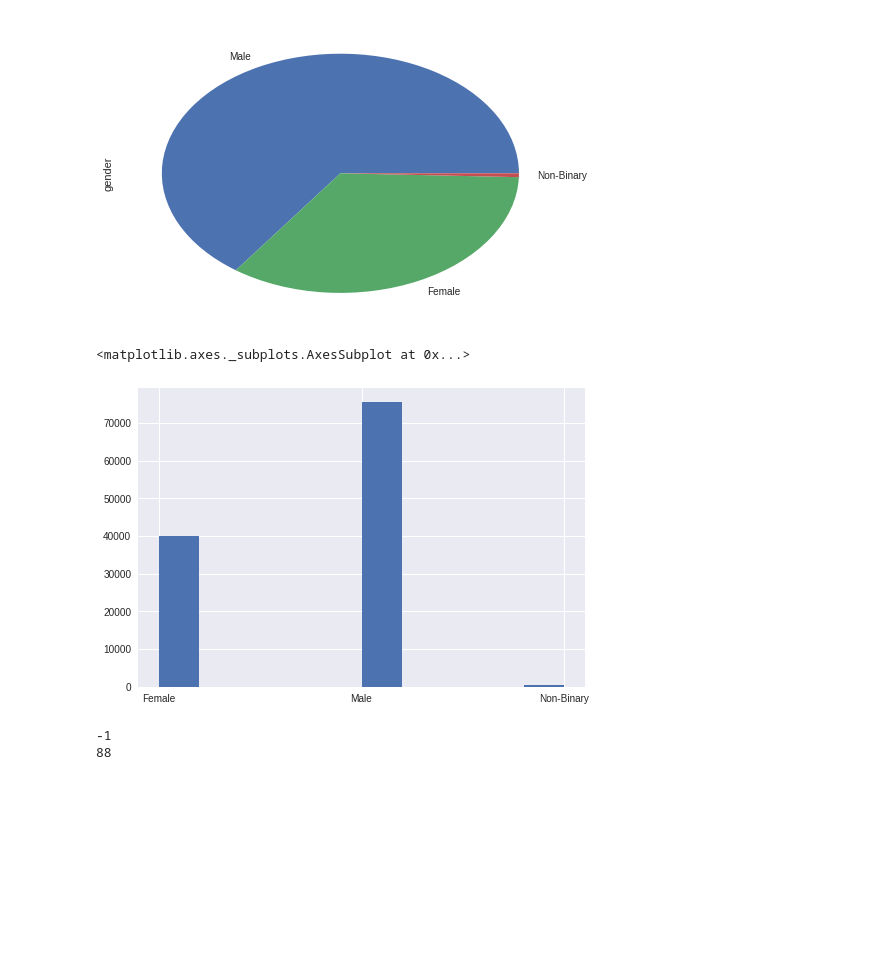
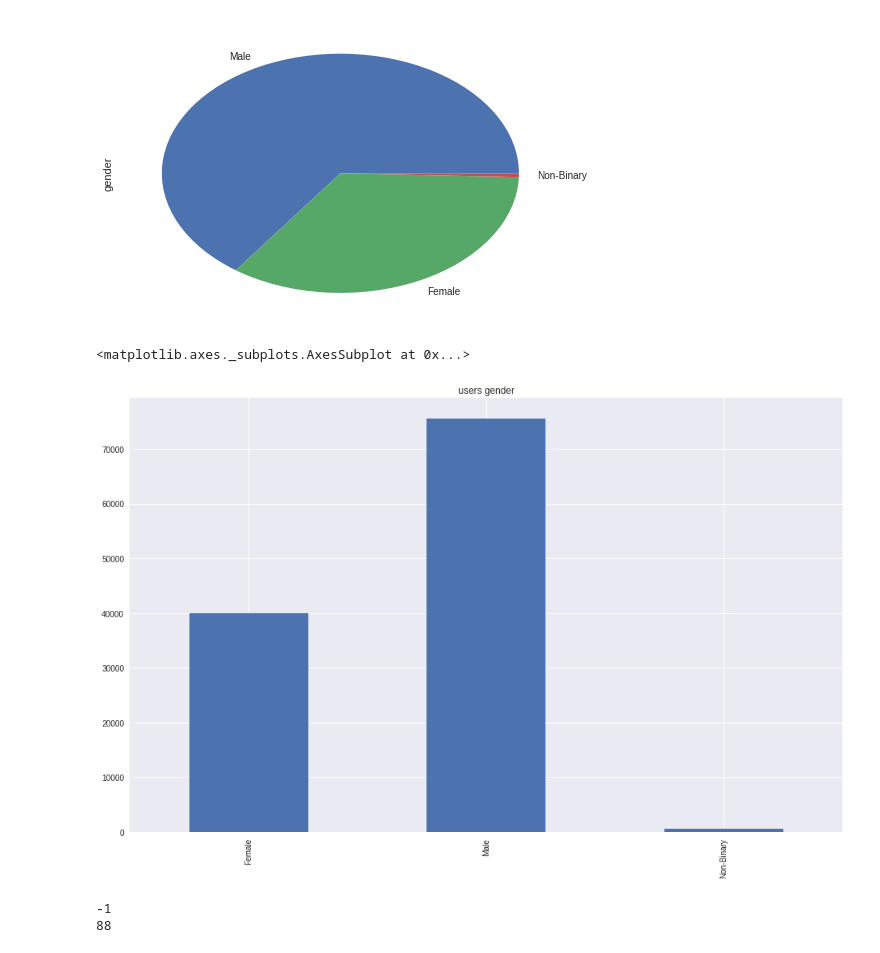
Before and after one commit to racinmat/mal-analysis, a Jupyter notebook: basic_analysis.ipynb, the cells around one changed output. Cells and saved outputs as stored; diff of their text form; code cells hidden in the pictures; blank space fills up the shorter version.

```diff
--- a/basic_analysis.ipynb
+++ b/basic_analysis.ipynb
@@ -68,11 +56,11 @@ users['gender'].value_counts().plot.pie()
 # %% [output]
 <matplotlib.axes._subplots.AxesSubplot at 0x...>
 [figure]
-# %%
-users['gender'].hist()
-# %% [output]
-<matplotlib.axes._subplots.AxesSubplot at 0x...>
-[figure, removed]
+# %%
+users['gender'].value_counts().sort_index().plot.bar(figsize=(16, 10), title='users gender')
+# %% [output]
+<matplotlib.axes._subplots.AxesSubplot at 0x...>
+[figure, added]
 # %%
 users['age'] = 2018 - users['birth_date'].dt.year
 # %%
```
Also changed, not shown: parts of 3 cells of this notebook.
